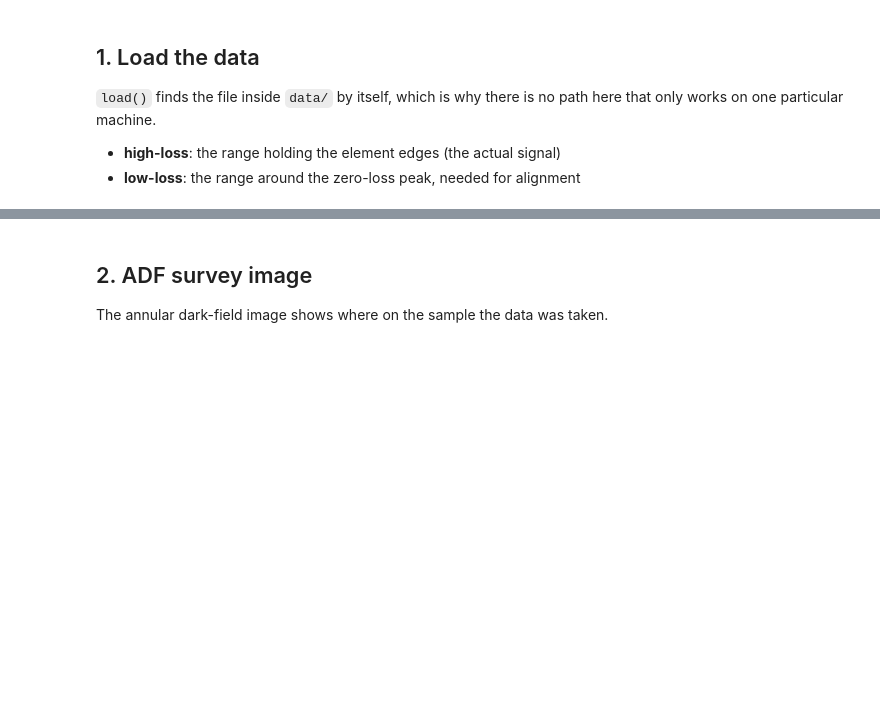
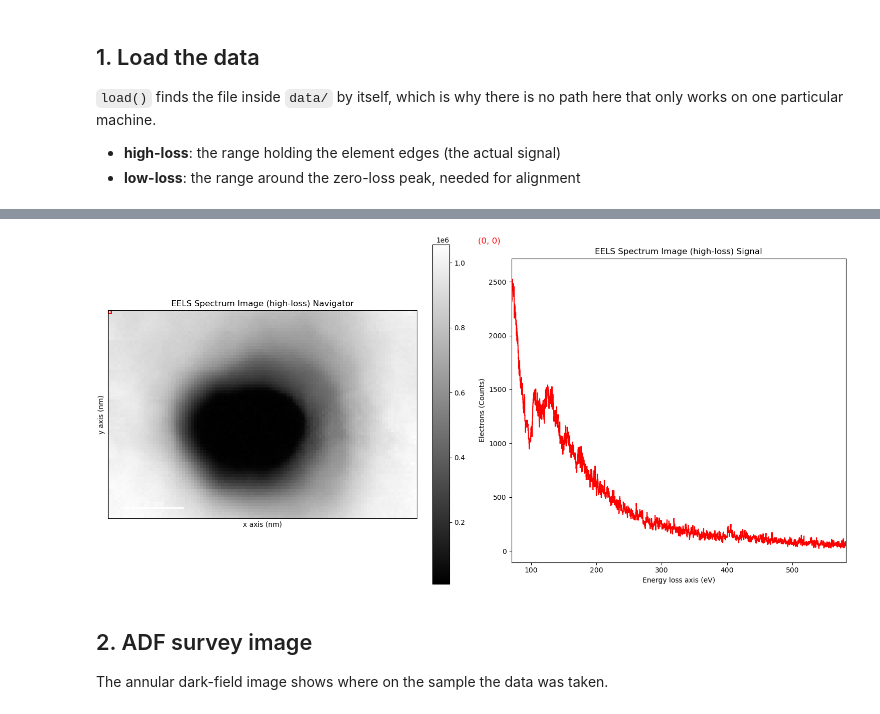
Before and after one commit to marki155/STEMDataAnalysisWorkshop, a Jupyter notebook: notebooks/01_EELS_modeling.ipynb, the cells around one changed output, grey strips where cells are left out. Cells and saved outputs as stored; diff of their text form; code cells hidden in the pictures; blank space fills up the shorter version.

Commit message:
working 2 figures

```diff
--- a/notebooks/01_EELS_modeling.ipynb
+++ b/notebooks/01_EELS_modeling.ipynb
@@ -45,5 +52,9 @@ signal
 # %%
+%matplotlib widget
+hs.preferences.Plot.use_subfigure = True
 signal.plot()
+# %% [output]
+[figure, added]
 # %% [markdown]
 ## 2. ADF survey image
 
```
Also changed, not shown: parts of 10 cells of this notebook, 1 other file.
